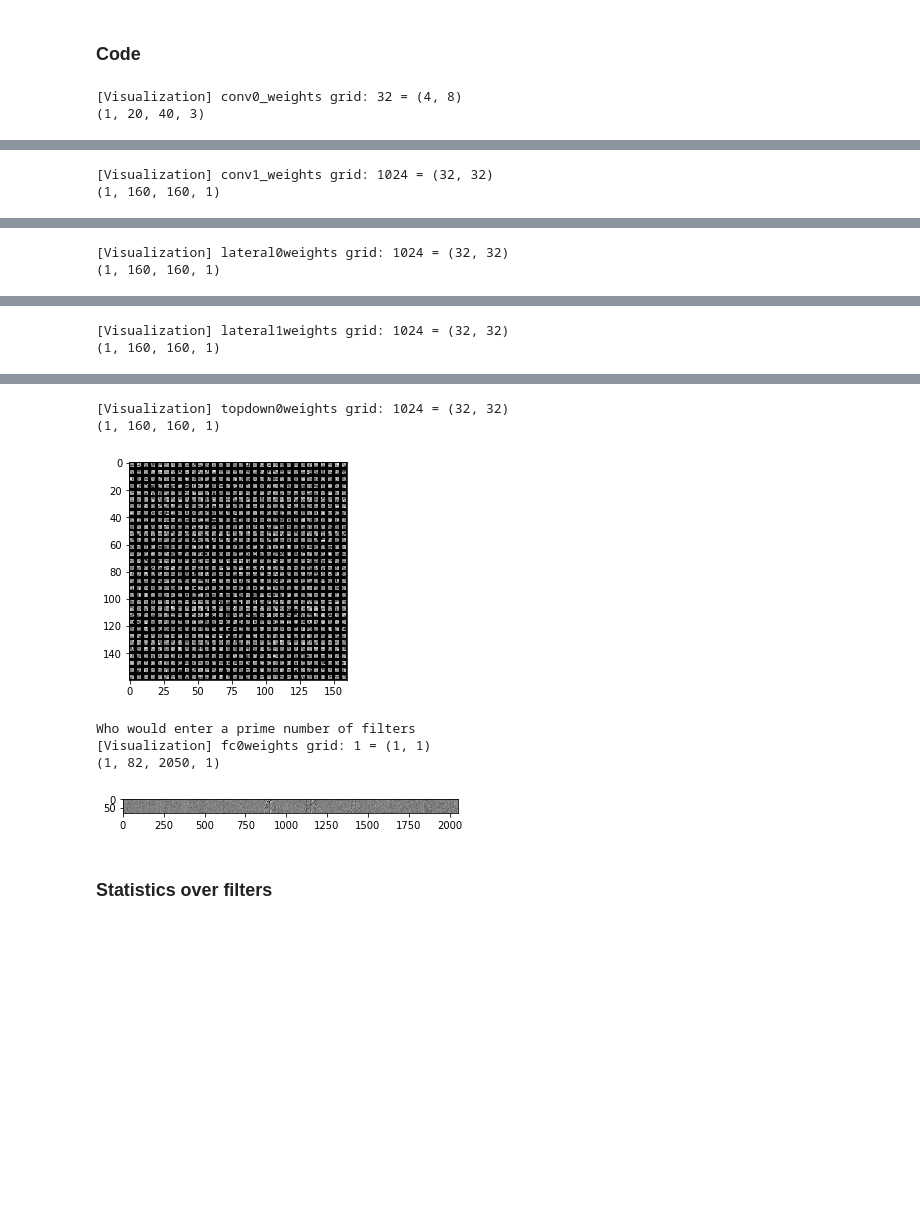
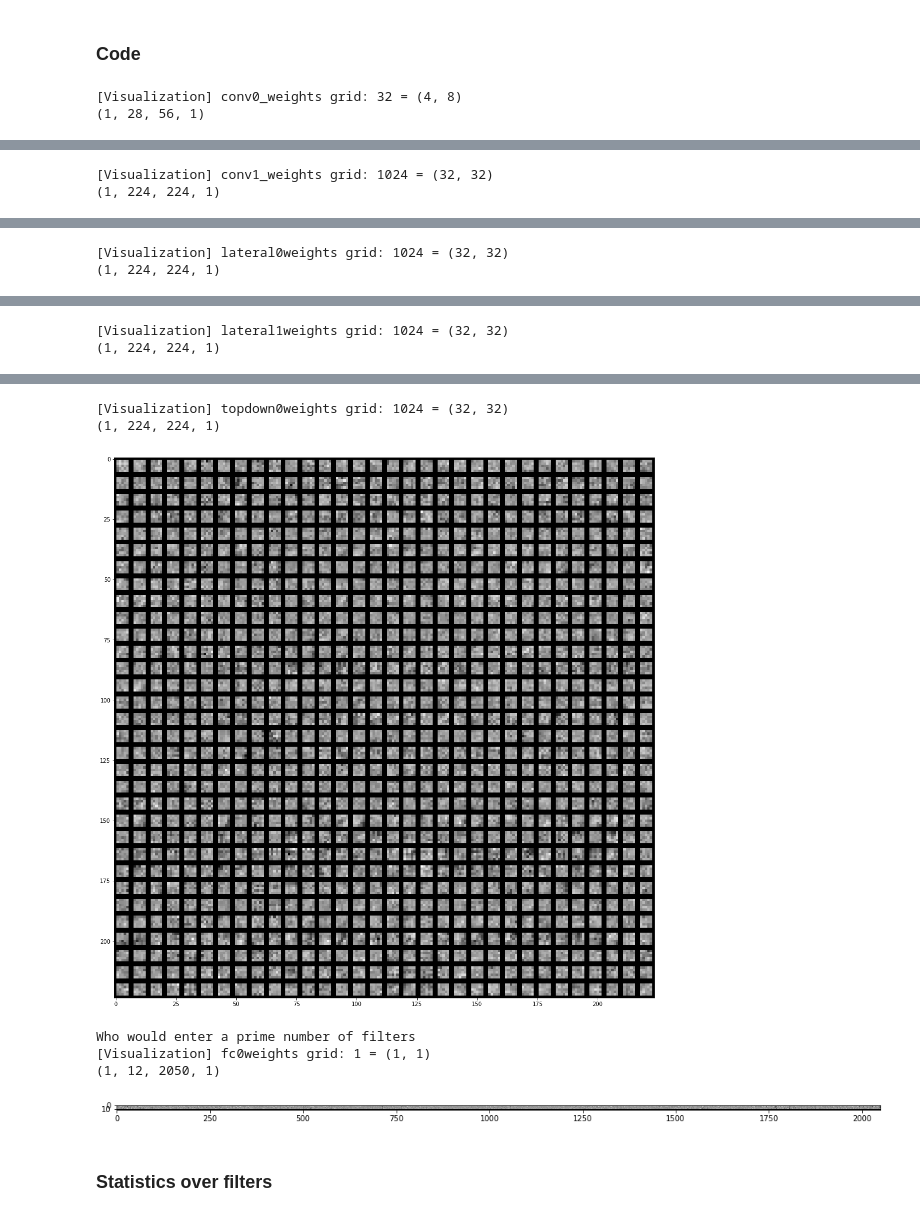
Before and after one commit to mrernst/CAR_flow, a Jupyter notebook: network_engine/utilities/investigator.ipynb, the cells around one changed output, grey strips where cells are left out. Drawn from its saved outputs; the diff is of its cells as text; code cells hidden in the pictures; blank space fills up the shorter version.

Commit message:
works with larger kernels

```diff
--- a/network_engine/utilities/investigator.ipynb
+++ b/network_engine/utilities/investigator.ipynb
@@ -318,27 +319,36 @@ def get_model_paths():
 # %%
 # modelpath = '/Users/markus/Research/Code/saturn/experiments/001_noname_experiment/data/config0/B0_2l_fm1_d1.0_l20.0_bn1_bs100_lr0.003/mnist_2occ_Xp/28x28x1_grayscale_onehot/checkpoints/'
 # modelpath = '/Users/markus/Research/Code/saturn/experiments/001_noname_experiment/data/config0/BLT3_2l_fm1_d1.0_l20.0_bn1_bs100_lr0.003/mnist_0occ_Xp/28x28x1_grayscale_onehot/checkpoints'
-modelpath = '/home/aecgroup/aecdata/Results_python/markus/experiments/029_replicate_ycb_96/data/config5/i1/BLT3_2l_fm1_d1.0_l20.0_bn1_bs100_lr0.003/osycb_2occ_20p/32x32x3_color_onehot/checkpoints'
+# modelpath = '/home/aecgroup/aecdata/Results_python/markus/experiments/029_replicate_ycb_96/data/config5/i1/BLT3_2l_fm1_d1.0_l20.0_bn1_bs100_lr0.003/osycb_2occ_20p/32x32x3_color_onehot/checkpoints'
+# modelpath = '/Users/markus/mountpoint/aecgroup/aecdata/Results_python/markus/experiments/029_replicate_ycb_96/data/config5/i1/BLT3_2l_fm1_d1.0_l20.0_bn1_bs100_lr0.003/osycb_2occ_20p/32x32x3_color_onehot/checkpoints'
+modelpath = '/Users/markus/mountpoint/aecgroup/aecdata/Results_python/markus/experiments/031_osmnist_receptive5_mono/data/config3/i1/BLTK3_2l_fm1_d1.0_l20.0_bn1_bs500_lr0.003/osmnist_2occ_Xp/32x32x1_grayscale_onehot/checkpoints'
+#modelpath = '/Users/markus/mountpoint/aecgroup/aecdata/Results_python/markus/experiments/032_osmnist_receptive5_stereo/data/config3/i1/BLTK3_2l_fm1_d1.0_l20.0_bn1_bs500_lr0.003/osmnist_2occ_Xp/32x32x2_grayscale_onehot/checkpoints'
+
+
+
 list_of_variables = cu.list_variables(modelpath)
 #print(list_of_variables)
 #get_list_of_images(list_of_variables, False)
 
 stereo = False
-receptive_pixels = 3
+receptive_pixels = 5
+channels = 1
 
 
 def visualize_kernel(kernel, type):
     pass
 
 if stereo:
+    fig = plt.figure(figsize=(18,6))
     conv0weights = cu.load_variable(modelpath, 'convolutional_layer_0/conv0_conv_var')
-    viz = visualizer.put_kernels_on_grid(name='conv0_weights', kernel=tf.reshape(conv0weights,[2 * 3, 3, -1, 32]))
+    viz = visualizer.put_kernels_on_grid(name='conv0_weights', kernel=tf.reshape(conv0weights,[2 * receptive_pixels, receptive_pixels, -1, 32]))
     viz_np = viz.numpy()
     print(viz_np.shape)
     plt.imshow(viz_np[0,:,:,0], cmap='gray')
     plt.show()
 
 else:
+    fig = plt.figure(figsize=(18,6))
     conv0weights = cu.load_variable(modelpath, 'convolutional_layer_0/conv0_conv_var')
     conv0weights = tf.convert_to_tensor(conv0weights)
     viz = visualizer.put_kernels_on_grid(name='conv0_weights', kernel=conv0weights)
@@ -347,6 +357,8 @@ else:
     plt.imshow(viz_np[0,:,:,0], cmap='gray')
     plt.show()
 
+
+fig = plt.figure(figsize=(18,18))
 conv1weights = cu.load_variable(modelpath, 'convolutional_layer_1/conv1_conv_var')
 conv1weights = tf.convert_to_tensor(conv1weights)
 viz = visualizer.put_kernels_on_grid(name='conv1_weights', kernel=tf.reshape(
@@ -357,6 +369,7 @@ print(viz_np.shape)
 plt.imshow(viz_np[0,:,:,0], cmap='gray')
 plt.show()
 
+fig = plt.figure(figsize=(18,18))
 lateral0weights = cu.load_variable(modelpath, 'lateral_layer_0/lateral0_var')
 lateral0weights = tf.convert_to_tensor(lateral0weights)
 viz = visualizer.put_kernels_on_grid(name='lateral0weights', kernel=tf.reshape(
@@ -367,6 +380,7 @@ print(viz_np.shape)
 plt.imshow(viz_np[0,:,:,0], cmap='gray')
 plt.show()
 
+fig = plt.figure(figsize=(18,18))
 lateral1weights = cu.load_variable(modelpath, 'lateral_layer_1/lateral1_var')
 lateral1weights = tf.convert_to_tensor(lateral1weights)
 viz = visualizer.put_kernels_on_grid(name='lateral1weights', kernel=tf.reshape(
@@ -377,6 +391,7 @@ print(viz_np.shape)
 plt.imshow(viz_np[0,:,:,0], cmap='gray')
 plt.show()
 
+fig = plt.figure(figsize=(18,18))
 topdown0weights = cu.load_variable(modelpath, 'topdown_layer_0/topdown0_var')
 topdown0weights = tf.convert_to_tensor(topdown0weights)
 viz = visualizer.put_kernels_on_grid(name='topdown0weights', kernel=tf.reshape(
@@ -387,7 +402,7 @@ print(viz_np.shape)
 plt.imshow(viz_np[0,:,:,0], cmap='gray')
 plt.show()
 
-
+fig = plt.figure(figsize=(18,4))
 fc0weights = cu.load_variable(modelpath, 'fully_connected_layer_0/fc0_fc_var')
 fc0weights = tf.convert_to_tensor(fc0weights)
 viz = visualizer.put_kernels_on_grid(name='fc0weights', kernel=tf.reshape(
@@ -399,4 +414,4 @@ plt.imshow(viz_np[0,:,:,0], cmap='gray')
 plt.show()
 # %% [output]
 [Visualization] conv0_weights grid: 32 = (4, 8)
-(1, 20, 40, 3)
+(1, 28, 56, 1)
@@ -404,2 +419,2 @@ plt.show()
 [Visualization] conv1_weights grid: 1024 = (32, 32)
-(1, 160, 160, 1)
+(1, 224, 224, 1)
@@ -407,2 +422,2 @@ plt.show()
 [Visualization] lateral0weights grid: 1024 = (32, 32)
-(1, 160, 160, 1)
+(1, 224, 224, 1)
@@ -410,2 +425,2 @@ plt.show()
 [Visualization] lateral1weights grid: 1024 = (32, 32)
-(1, 160, 160, 1)
+(1, 224, 224, 1)
@@ -413,10 +428,10 @@ plt.show()
 [Visualization] topdown0weights grid: 1024 = (32, 32)
-(1, 160, 160, 1)
+(1, 224, 224, 1)
-[figure, old version]
+[figure, new version]
 Who would enter a prime number of filters
 [Visualization] fc0weights grid: 1 = (1, 1)
-(1, 82, 2050, 1)
+(1, 12, 2050, 1)
-[figure, old version]
+[figure, new version]
 # %%
 kernel_dict = {}
 
```
Also changed, not shown: parts of 16 cells of this notebook.
